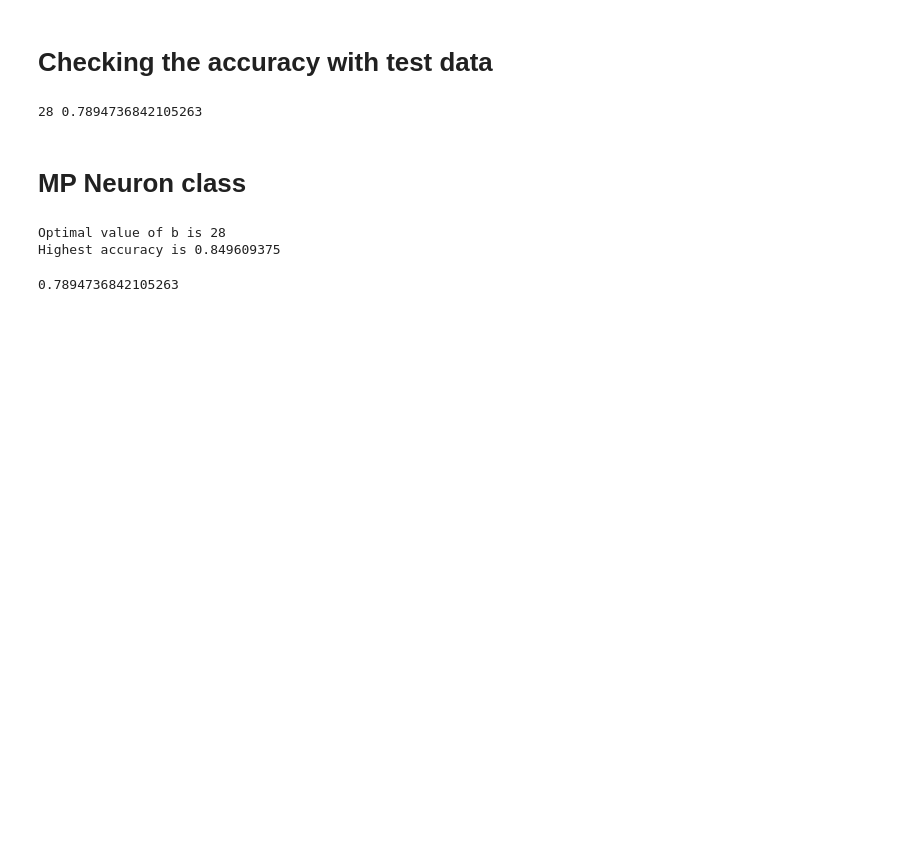
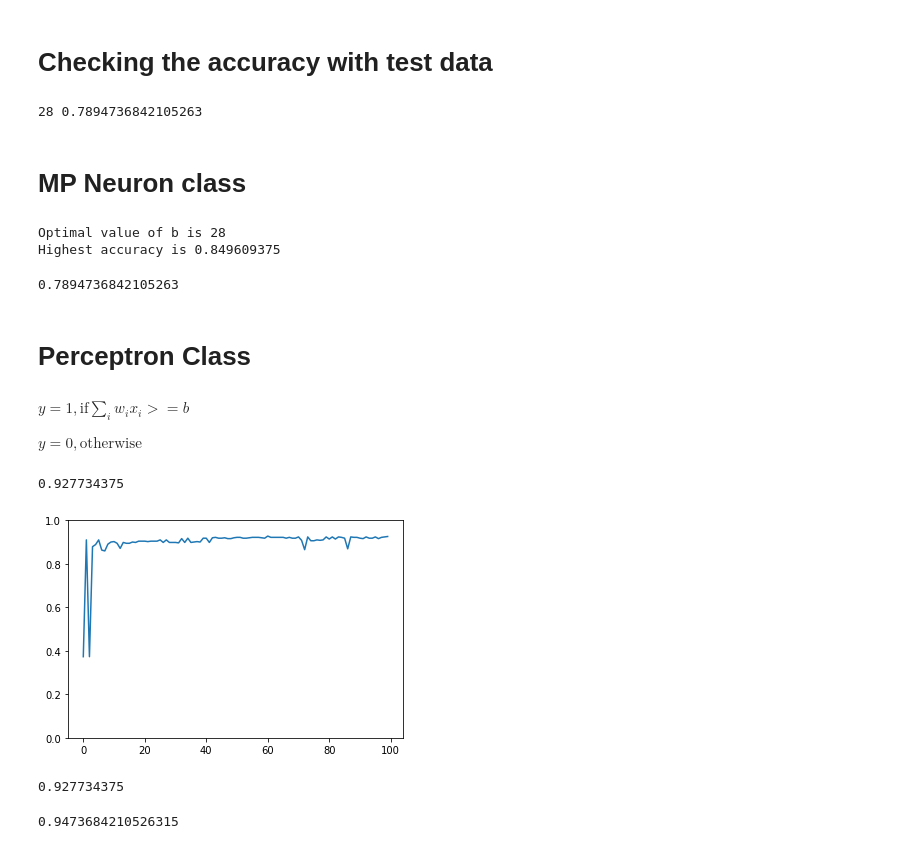
Before and after one commit to Arpitkamal/Deep-learning-102-Primitive-Neuron, a Jupyter notebook: MPNeuron.ipynb, the cells around one changed output. Saved outputs shown, nothing was run; the diff lists cells and outputs as text; code cells hidden in the pictures; blank space fills up the shorter version.

Commit message:
Perceptron is added

```diff
--- a/MPNeuron.ipynb
+++ b/MPNeuron.ipynb
@@ -330,3 +330,9 @@ accuracy_test = accuracy_score(Y_test_pred, Y_test)
 print(accuracy_test)
 # %% [output]
 0.7894736842105263
+# %% [markdown]
+# Perceptron Class
+# %% [markdown]
+$y = 1,\mbox{if} \sum_iw_ix_i>=b$
+
+$y = 0,\mbox{otherwise}$
@@ -332,0 +394,2 @@ print(accuracy_test)
+# %%
+perceptron = Perceptron()
@@ -332,0 +399,15 @@ print(accuracy_test)
+# %%
+wt_matrix = perceptron.fit(X_train, Y_train, 100 )
+# %% [output]
+0.927734375
+[figure, added]
+# %%
+Y_pred_train = perceptron.predict(X_train)
+print(accuracy_score(Y_pred_train, Y_train))
+# %% [output]
+0.927734375
+# %%
+Y_pred_test = perceptron.predict(X_test)
+print(accuracy_score(Y_pred_test, Y_test))
+# %% [output]
+0.9473684210526315
```
Also changed, not shown: parts of 12 cells of this notebook.
